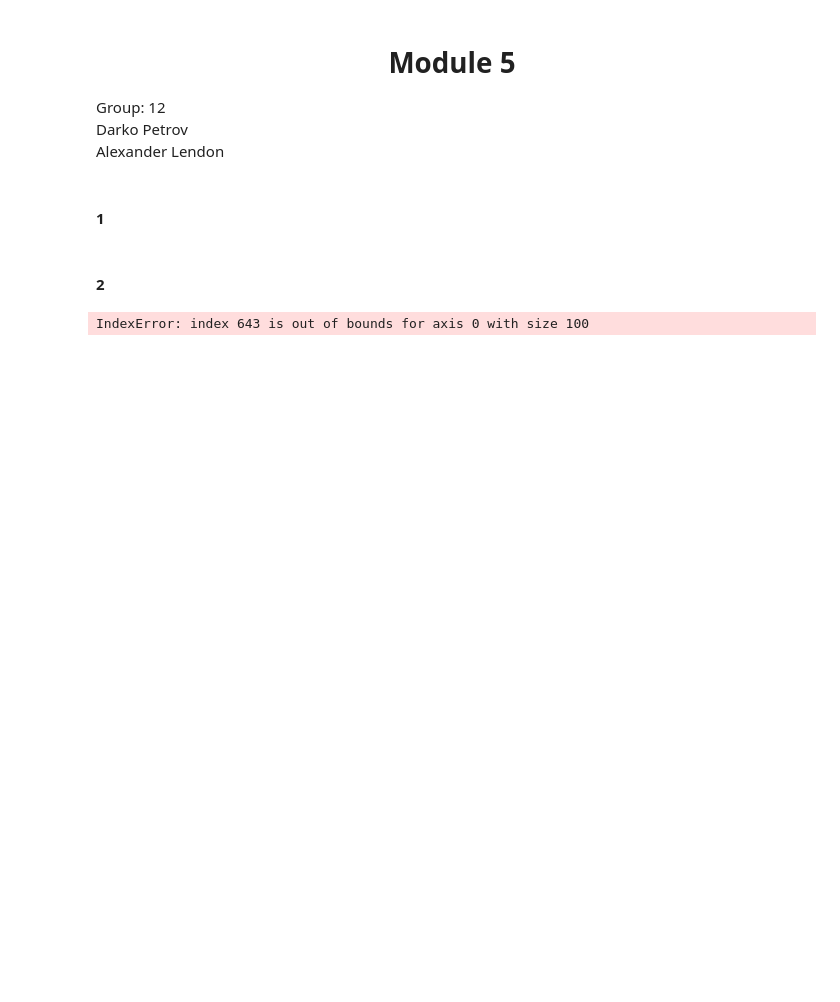
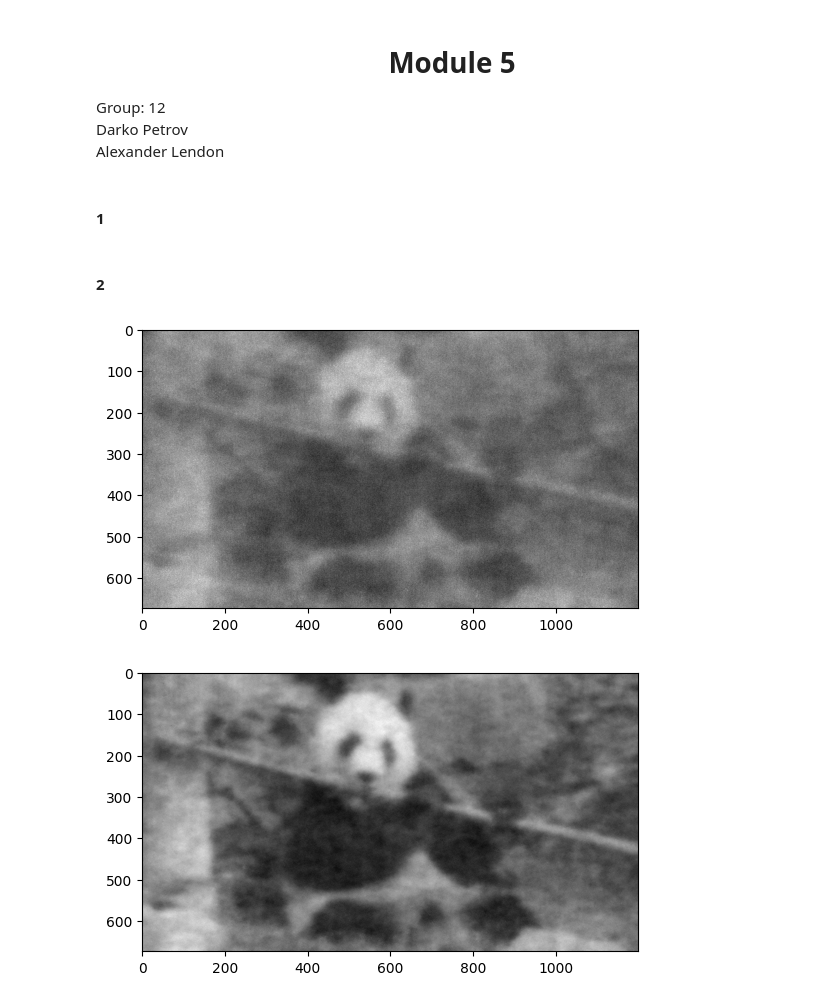
Before and after one commit to darkopetrov/DAT570_Continuous_optimization_in_data_science, a Jupyter notebook: Module_5/Notebook_5.ipynb, the cells around one changed output. Drawn from its saved outputs; the diff is of its cells as text; code cells hidden in the pictures; blank space fills up the shorter version.

```diff
--- a/Module_5/Notebook_5.ipynb
+++ b/Module_5/Notebook_5.ipynb
@@ -35,7 +35,7 @@ def sq_loss_gradient(x,y, xcoord, ycoord):
     img_approx= transform.idct(transform.idct(x, axis=1, norm='ortho'),axis=0, norm='ortho')
     #print(y.shape, xcoord.shape, ycoord.shape)
     samp_approx=np.zeros(y.shape)
-    for l in range(xcoord.shape[0]):
+    for l in range(y.shape[0]):
         samp_approx[l]=img_approx[xcoord[l],ycoord[l]]
 
     # The following calculates e=Ax-y
@@ -73,52 +73,52 @@ def ISTA(y, xcoord, ycoord, alpha, xinit, step=0.99, iternum=100):
     return x[-1]
 
 def FISTA(y, xcoord, ycoord, alpha, xinit, step=0.99, iternum=100):
-    # Implement the FISTA algorithm similar to ISTA
-    # It needs extra variables t and z
     # Initialization:
-    x = np.zeros((iternum, xinit.shape[0], xinit.shape[1]))  # Initialize x
-    z = x.copy()  # Initialize z
-    t = np.zeros(iternum)  # Initialize t
-    t[0] = 1  # t[0] is the initial point
+    x = xinit  # Initialize x
+    x_prev = xinit  # Initialize x_prev
+    z = xinit.copy()  # Initialize z
+    t = 1  # Initialize t
+    t_prev = 1  # Initialize t_prev
 
     for iter in range(iternum - 1):
-        x_old = x
-        z_old = z
-        t_old = t
-
         # Compute the gradient at z
-        grad = sq_loss_gradient(z_old, y, xcoord, ycoord)
+        grad, _ = sq_loss_gradient(z, y, xcoord, ycoord)
 
         # Update x
-        #print(z_old[iter])
-        x = shrinkage(z_old - step * grad, alpha)
+        x = shrinkage(z - step * grad, alpha)
 
         # Update t
-        t = (1 + np.sqrt(1 + 4 * t_old**2)) / 2
+        t = (1 + np.sqrt(1 + 4 * t_prev**2)) / 2
 
         # Update z
-        z = x + ((t_old - 1) / t) * (x - x_old)
+        z = x + ((t_prev - 1) / t) * (x - x_prev)
+
+        # Update x_prev and t_prev for the next iteration
+        x_prev = x
+        t_prev = t
 
     return x
 
 # run ISTA/FISTA and generate the approximate DCT coefficients x
 # Then, generate the recovered image
     #aplha is related to the step size and a regularisation parameter
+
 alpha = 10
 x_ISTA = ISTA(y, xcoord, ycoord, alpha, np.zeros(bw_img.shape), step=0.99, iternum=100)
 img_approx_ISTA = transform.idct(transform.idct(x_ISTA, axis=1),axis=0, norm='ortho')
 
 x_FISTA = FISTA(y, xcoord, ycoord, alpha, np.zeros(bw_img.shape), step=0.99, iternum=100)
 img_approx_FISTA = transform.idct(transform.idct(x_FISTA, axis=1),axis=0, norm='ortho')
 
 # Plot the result
 fig = plt.figure()
 plt.imshow(img_approx_ISTA, cmap='gray')
 fig.show()
 
 # Plot the result
 fig = plt.figure()
 plt.imshow(img_approx_FISTA, cmap='gray')
 fig.show()
 # %% [output]
-IndexError: index 643 is out of bounds for axis 0 with size 100
+[figure, added]
+[figure, added]
```
